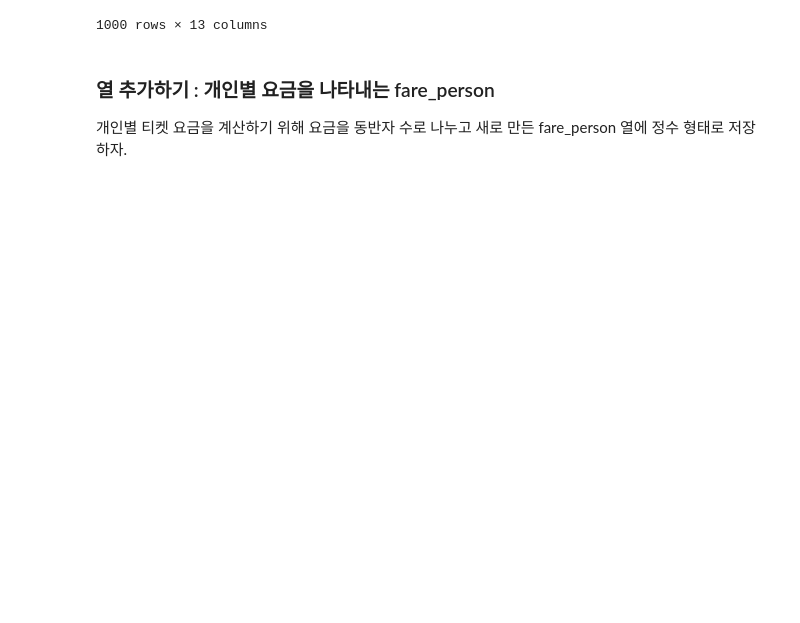
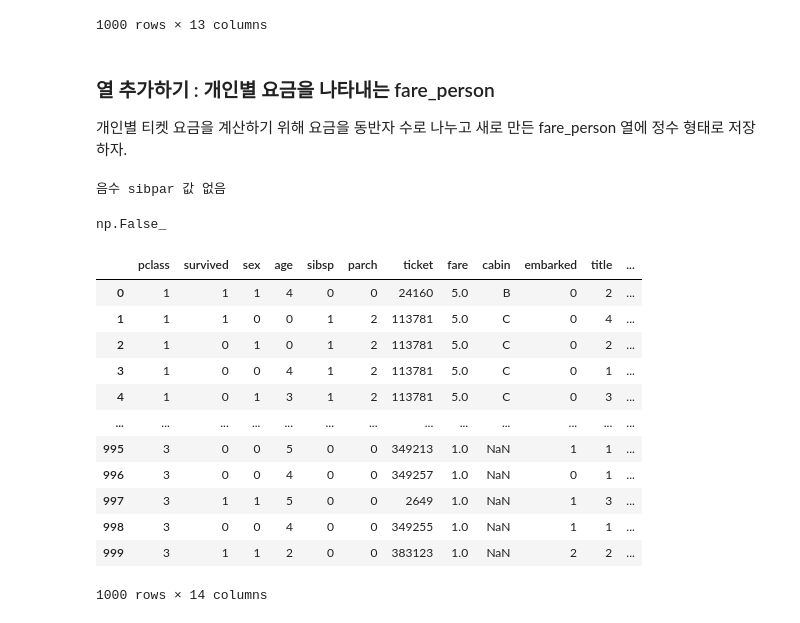
Before and after one commit to khangte/lgup6, a Jupyter notebook: lab02/chapter7/titanic5_2.ipynb, the cells around one changed output. Cells and saved outputs as stored; diff of their text form; code cells hidden in the pictures; blank space fills up the shorter version.

```diff
--- a/lab02/chapter7/titanic5_2.ipynb
+++ b/lab02/chapter7/titanic5_2.ipynb
@@ -421,3 +427,32 @@ train_df
 # %% [markdown]
 ### 열 추가하기 : 개인별 요금을 나타내는 fare_person
 개인별 티켓 요금을 계산하기 위해 요금을 동반자 수로 나누고 새로 만든 fare_person 열에 정수 형태로 저장하자.
+# %%
+if (train_df['sibpar'] < 0).any():
+    print("음수 sibpar 값 있음!")
+else:
+    print("음수 sibpar 값 없음")
+
+train_df['fare'].isna().any()
+# %% [output]
+음수 sibpar 값 없음
+np.False_
+# %%
+for dataset1 in data:
+    dataset1['fare_person'] = dataset1['fare']/(dataset1['sibpar'] + 1)
+    dataset1['fare_person'] = dataset1['fare_person'].astype(int)
+train_df
+# %% [output]
+|  | pclass | survived | sex | age | sibsp | parch | ticket | fare | cabin | embarked | title | ... |
+| 0 | 1 | 1 | 1 | 4 | 0 | 0 | 24160 | 5.0 | B | 0 | 2 | ... |
+| 1 | 1 | 1 | 0 | 0 | 1 | 2 | 113781 | 5.0 | C | 0 | 4 | ... |
+| 2 | 1 | 0 | 1 | 0 | 1 | 2 | 113781 | 5.0 | C | 0 | 2 | ... |
+| 3 | 1 | 0 | 0 | 4 | 1 | 2 | 113781 | 5.0 | C | 0 | 1 | ... |
+| 4 | 1 | 0 | 1 | 3 | 1 | 2 | 113781 | 5.0 | C | 0 | 3 | ... |
+| ... | ... | ... | ... | ... | ... | ... | ... | ... | ... | ... | ... | ... |
+| 995 | 3 | 0 | 0 | 5 | 0 | 0 | 349213 | 1.0 | NaN | 1 | 1 | ... |
+| 996 | 3 | 0 | 0 | 4 | 0 | 0 | 349257 | 1.0 | NaN | 0 | 1 | ... |
+| 997 | 3 | 1 | 1 | 5 | 0 | 0 | 2649 | 1.0 | NaN | 1 | 3 | ... |
+| 998 | 3 | 0 | 0 | 4 | 0 | 0 | 349255 | 1.0 | NaN | 1 | 1 | ... |
+| 999 | 3 | 1 | 1 | 2 | 0 | 0 | 383123 | 1.0 | NaN | 2 | 2 | ... |
+1000 rows × 14 columns
```
Also changed, not shown: parts of 9 cells of this notebook, 1 other file.
